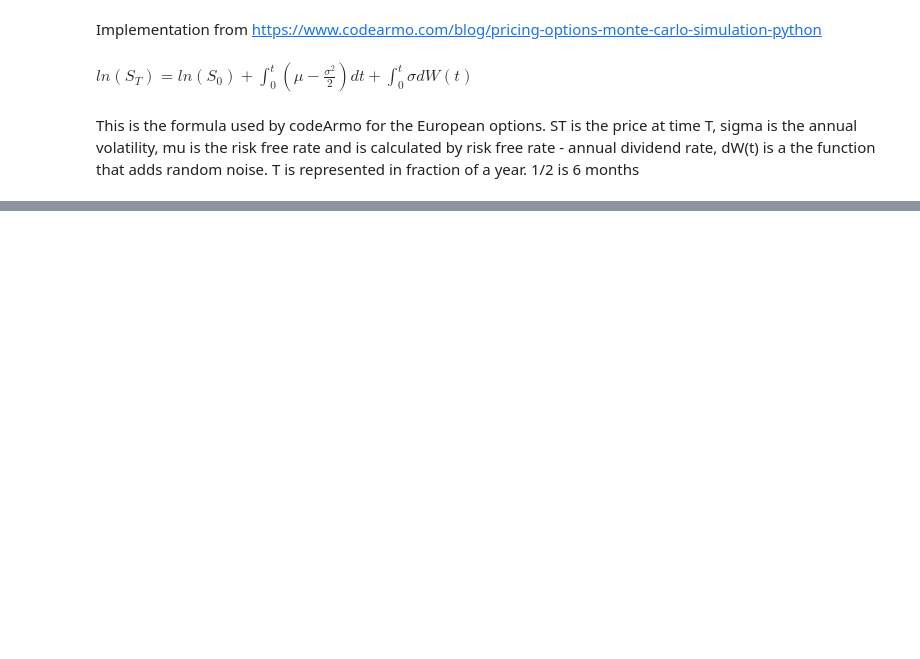
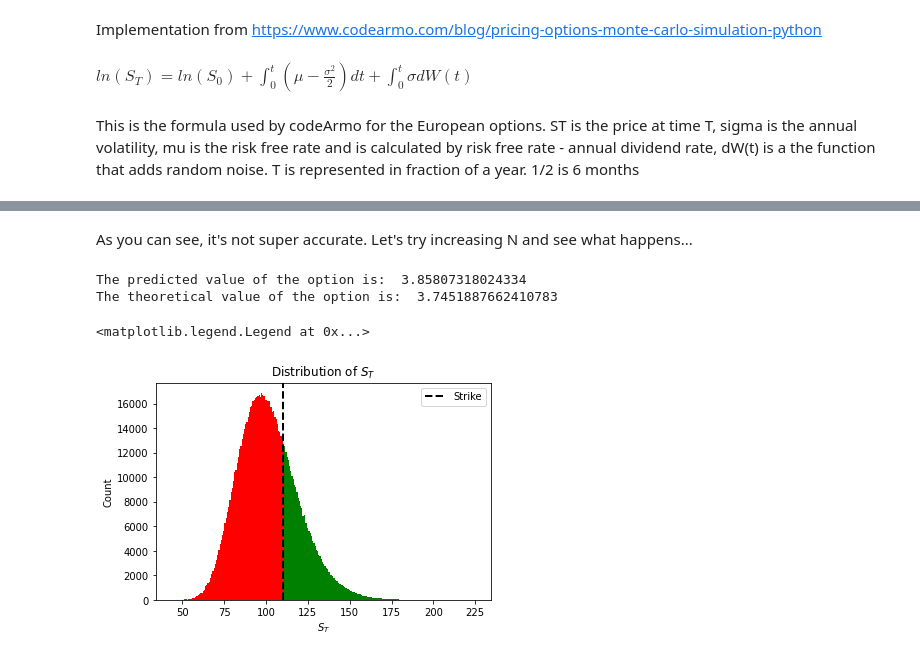
Before and after one commit to jldc17/Black-Scholes-Option-Pricing-with-Monte-Carlo-, a Jupyter notebook: blackScholesAmerican/codeArmoImplementation.ipynb, the cells around one changed output, grey strips where cells are left out. Cells and saved outputs as stored; diff of their text form; code cells hidden in the pictures; blank space fills up the shorter version.

```diff
--- a/blackScholesAmerican/codeArmoImplementation.ipynb
+++ b/blackScholesAmerican/codeArmoImplementation.ipynb
@@ -84,0 +85,29 @@ NameError: name 'norm' is not defined
+# %% [markdown]
+As you can see, it's not super accurate. Let's try increasing N and see what happens...
+# %%
+N=1000000
+steps = 100
+paths= geo_paths(S,T,r, q,sigma,steps,N)
+payoffs = np.maximum(paths[-1] - K,0)
+option_price = np.mean(payoffs) * np.exp(-r*T)
+print("The predicted value of the option is: ", option_price)
+print("The theoretical value of the option is: ", theoretical_value)
+# %% [output]
+The predicted value of the option is:  3.85807318024334
+The theoretical value of the option is:  3.7451887662410783
+# %%
+n, bins, patches = plt.hist(paths[-1],bins=250);
+for c, p in zip(bins, patches):
+    if c > K:
+        plt.setp(p, 'facecolor', 'green')
+    else:
+        plt.setp(p, 'facecolor', 'red')
+
+plt.axvline(K, color='black', linestyle='dashed', linewidth=2,label="Strike")
+plt.title("Distribution of $S_{T}$")
+plt.xlabel("$S_{T}$")
+plt.ylabel('Count')
+plt.legend()
+# %% [output]
+<matplotlib.legend.Legend at 0x...>
+[figure, added]
```
Also changed, not shown: parts of 2 cells of this notebook.
